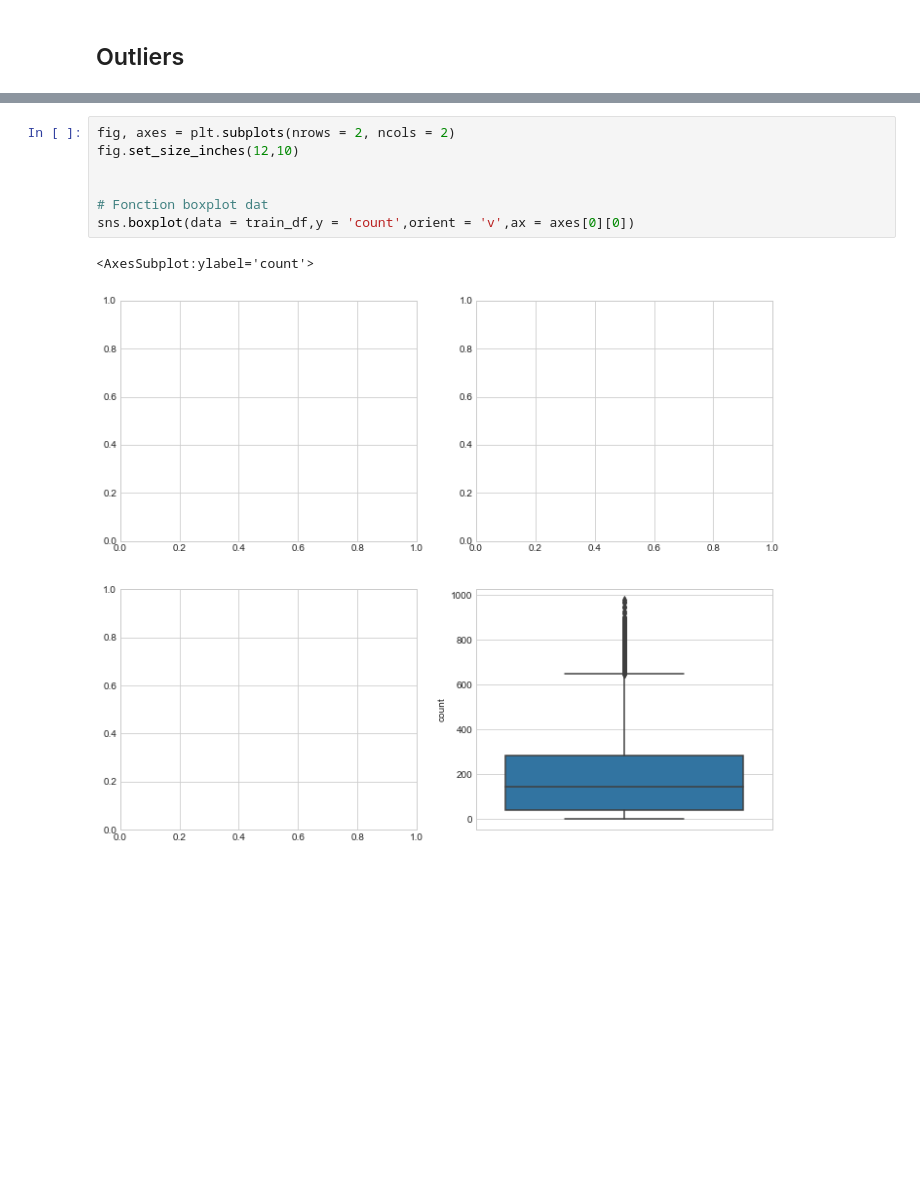
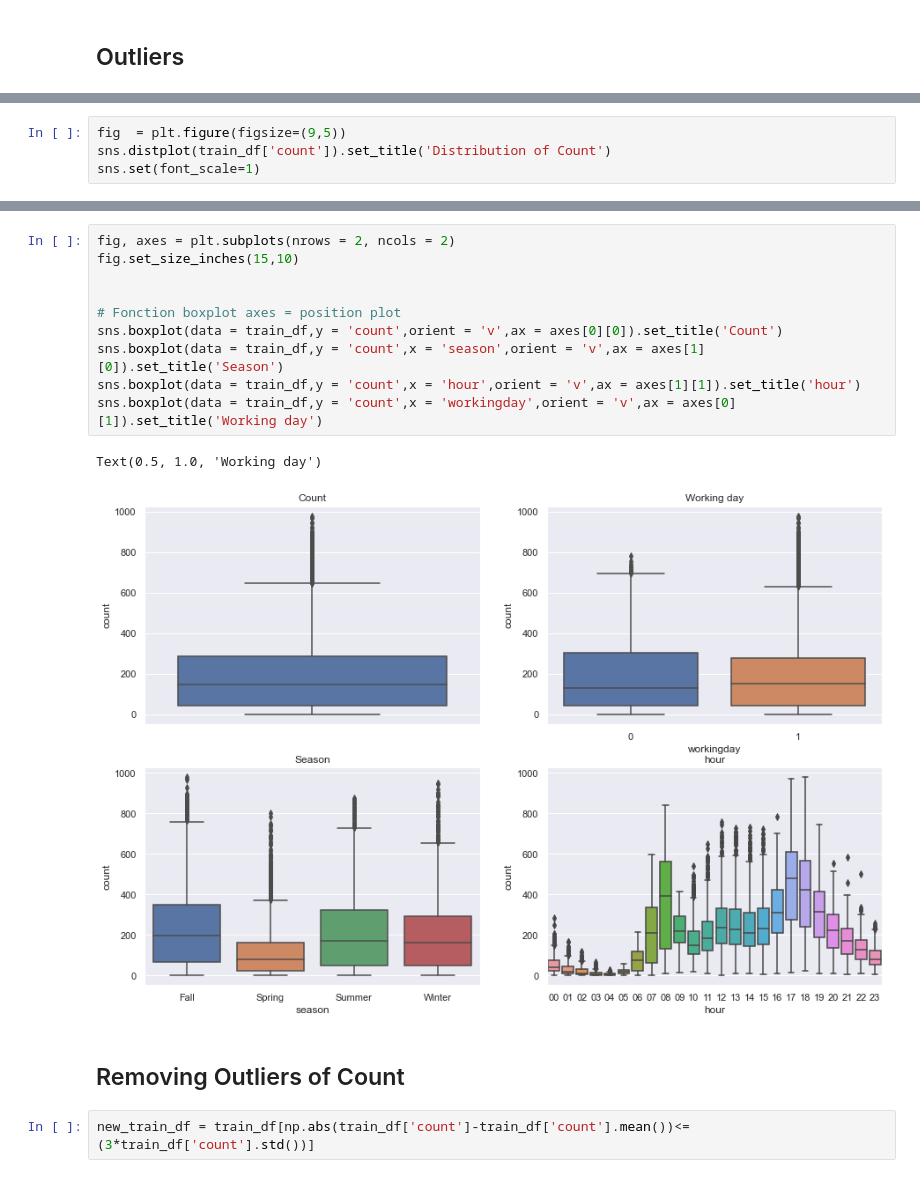
Before and after one commit to Thomas-ds1/Kaggle, a Jupyter notebook: Bike_Sharing_Demande/script.ipynb, the cells around one changed output, grey strips where cells are left out. Cells and saved outputs as stored; diff of their text form; blank space fills up the shorter version.

```diff
--- a/Bike_Sharing_Demande/script.ipynb
+++ b/Bike_Sharing_Demande/script.ipynb
@@ -132,0 +137,4 @@ missingno.matrix(train_df,figsize=(12,6))
+# %%
+fig  = plt.figure(figsize=(9,5))
+sns.distplot(train_df['count']).set_title('Distribution of Count')
+sns.set(font_scale=1)
@@ -133,10 +143,17 @@ missingno.matrix(train_df,figsize=(12,6))
 # %%
 fig, axes = plt.subplots(nrows = 2, ncols = 2)
-fig.set_size_inches(12,10)
+fig.set_size_inches(15,10)
 
 
-# Fonction boxplot dat
-sns.boxplot(data = train_df,y = 'count',orient = 'v',ax = axes[0][0])
+# Fonction boxplot axes = position plot
+sns.boxplot(data = train_df,y = 'count',orient = 'v',ax = axes[0][0]).set_title('Count')
+sns.boxplot(data = train_df,y = 'count',x = 'season',orient = 'v',ax = axes[1][0]).set_title('Season')
+sns.boxplot(data = train_df,y = 'count',x = 'hour',orient = 'v',ax = axes[1][1]).set_title('hour')
+sns.boxplot(data = train_df,y = 'count',x = 'workingday',orient = 'v',ax = axes[0][1]).set_title('Working day')
 # %% [output]
-<AxesSubplot:ylabel='count'>
+Text(0.5, 1.0, 'Working day')
-[figure, old version]
+[figure, new version]
+# %% [markdown]
+## Removing Outliers of Count
+# %%
+new_train_df = train_df[np.abs(train_df['count']-train_df['count'].mean())<=(3*train_df['count'].std())]
```
Also changed, not shown: parts of 7 cells of this notebook.
